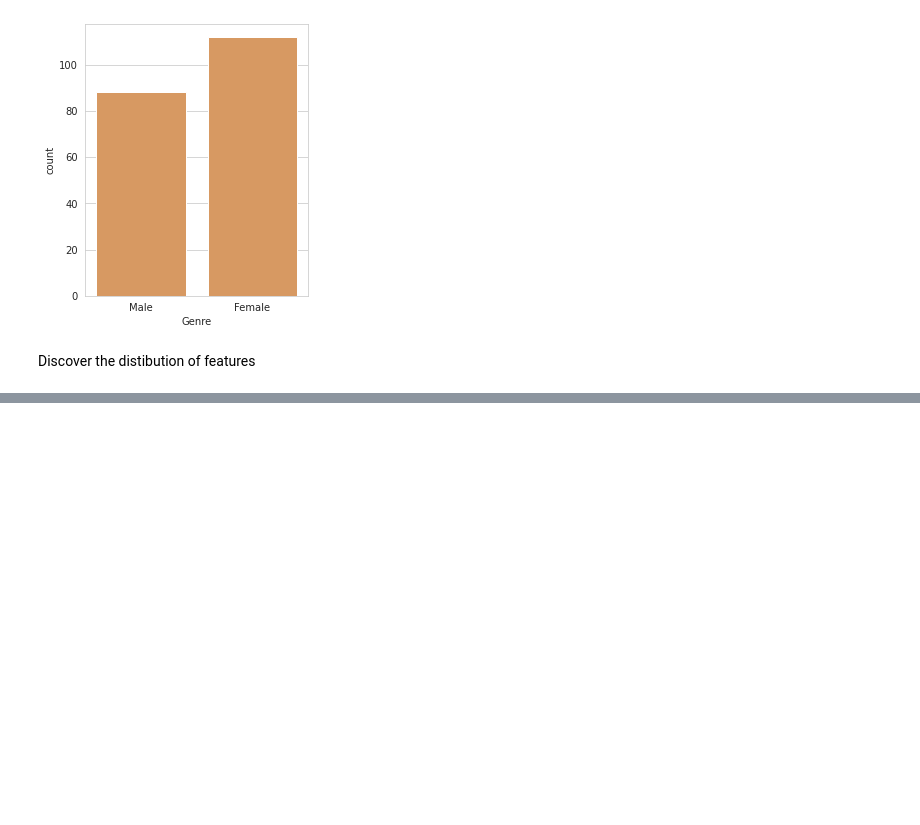
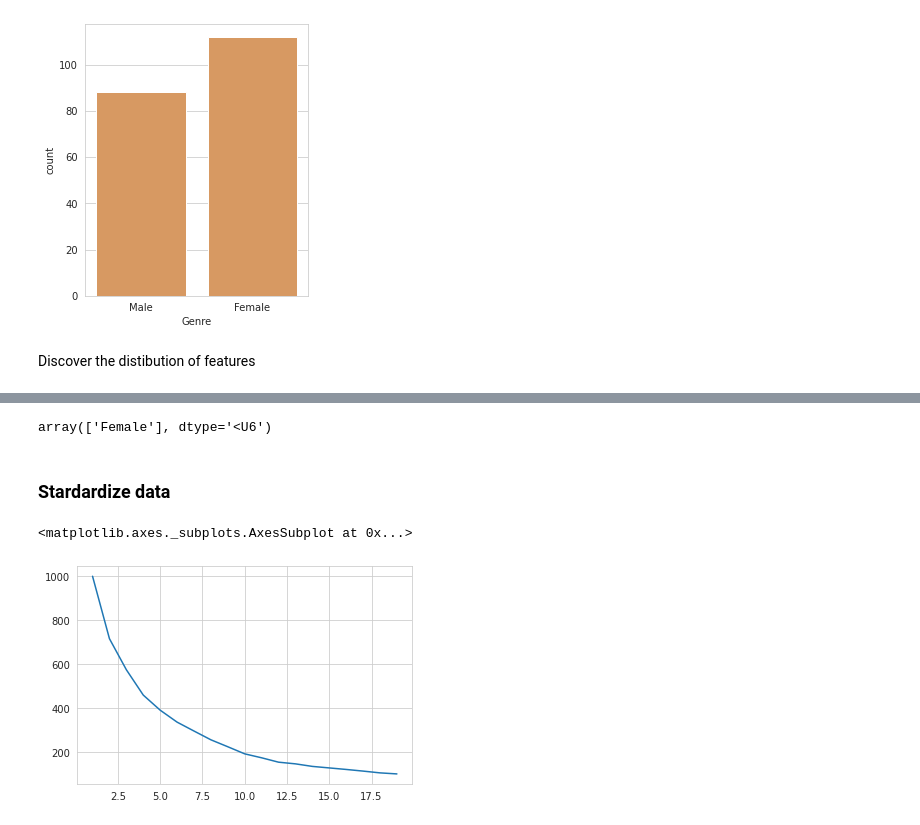
Before and after one commit to truongthuanr/self-learning-project, a Jupyter notebook: 03_MallCustomer.ipynb, the cells around one changed output, grey strips where cells are left out. Drawn from its saved outputs; the diff is of its cells as text; code cells hidden in the pictures; blank space fills up the shorter version.

```diff
--- a/03_MallCustomer.ipynb
+++ b/03_MallCustomer.ipynb
@@ -83,0 +162,4 @@ Discover the distibution of features
+# %%
+df1 = df.copy()
+# %%
+df1["Genre"] = lbl.transform(list(df['Genre'].values))
@@ -83,0 +175,6 @@ Discover the distibution of features
+# %%
+lbl.inverse_transform([0])
+# %% [output]
+array(['Female'], dtype='<U6')
+# %% [markdown]
+### Stardardize data
@@ -83,0 +183,15 @@ Discover the distibution of features
+# %%
+scl = StandardScaler()
+# %%
+# variable store within cluster sum of square
+wcss = []
+
+for i in range(1,20):
+  km_ = KMeans(n_clusters=i, init='k-means++', n_init=10, max_iter=300, random_state=40)
+  km_.fit(scl.fit_transform(df1))
+  wcss.append(km_.inertia_)
+# %%
+sns.lineplot(x=range(1,20),y=wcss)
+# %% [output]
+<matplotlib.axes._subplots.AxesSubplot at 0x...>
+[figure, added]
```
Also changed, not shown: parts of 25 cells of this notebook.
